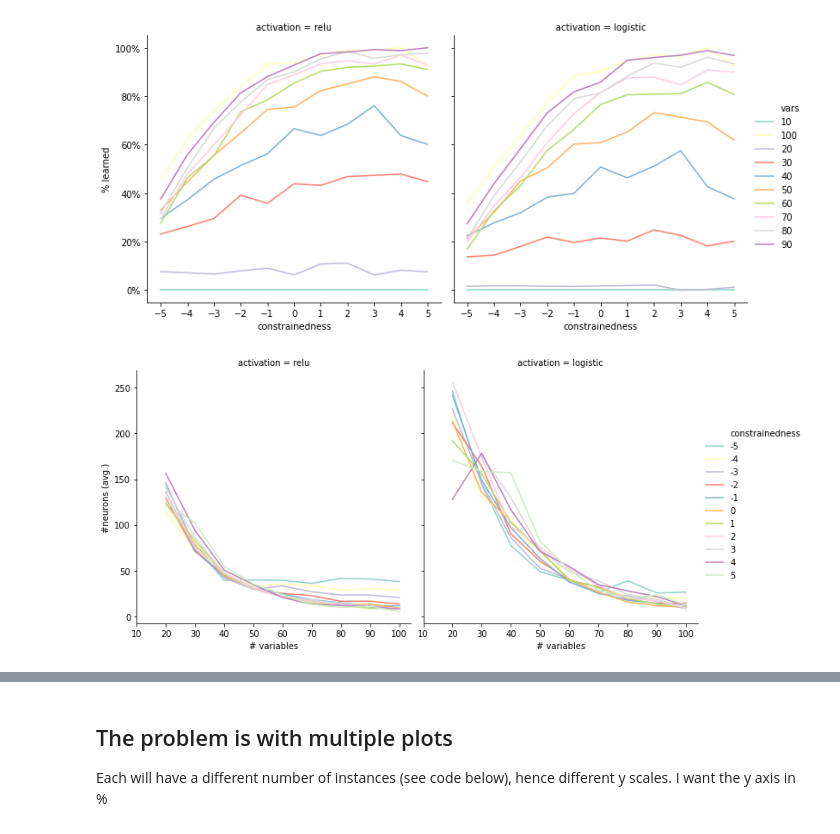
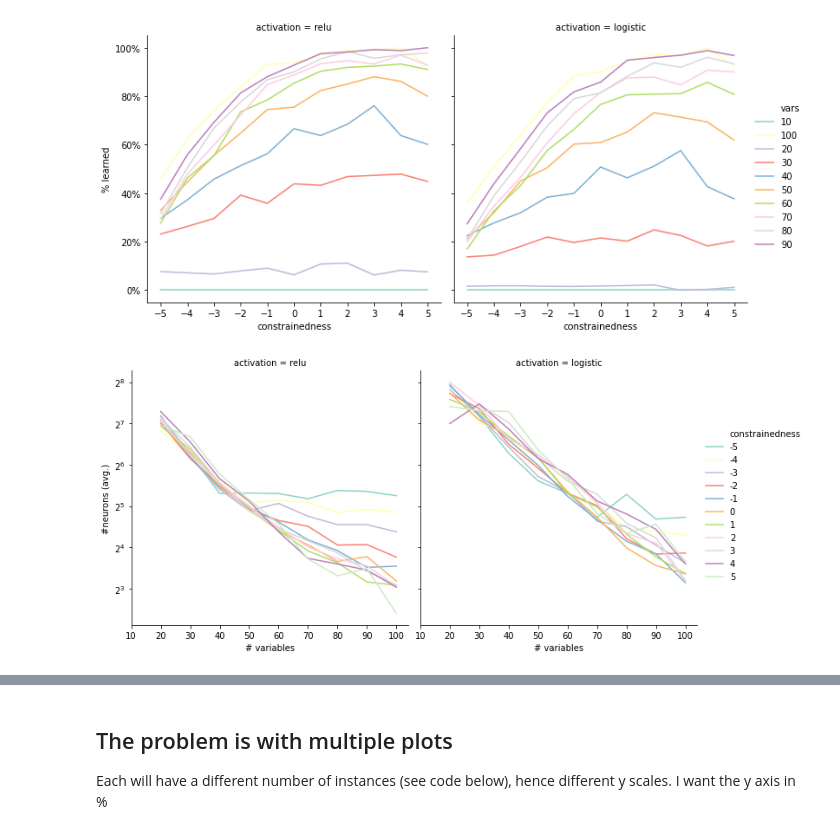
Before and after one commit to andertavares/mlbf, a Jupyter notebook: notebooks/Analysis_learn-vs-sat.ipynb, the cells around one changed output, grey strips where cells are left out. Drawn from its saved outputs; the diff is of its cells as text; code cells hidden in the pictures.

Commit message:
graph neurons x constrainedness

```diff
--- a/notebooks/Analysis_learn-vs-sat.ipynb
+++ b/notebooks/Analysis_learn-vs-sat.ipynb
@@ -182,17 +182,18 @@ grid.set_ylabels('% learned');
 # %%
 import matplotlib.ticker as mtick
 dt_out['nvars'] = dt_out['vars'].astype('int64')
 
 grid = sns.relplot(x="nvars",y="mean_neurons", hue="constrainedness",
                    err_style=None, col="activation",
                    palette="Set3", legend="full",
                    kind="line", data=dt_out)
 
 for ax in grid.axes.flat:
   # ax.yaxis.set_major_formatter(mtick.PercentFormatter(1))
+  ax.set_yscale('log', basey=2)
   ax.xaxis.set_ticks([x for x in range(10,101,10)]);
 
 grid.set_xlabels('# variables')
 grid.set_ylabels('#neurons (avg.)');
 # %% [output]
-[figure, old version]
+[figure, new version]
```
Also changed, not shown: parts of 2 cells of this notebook.
